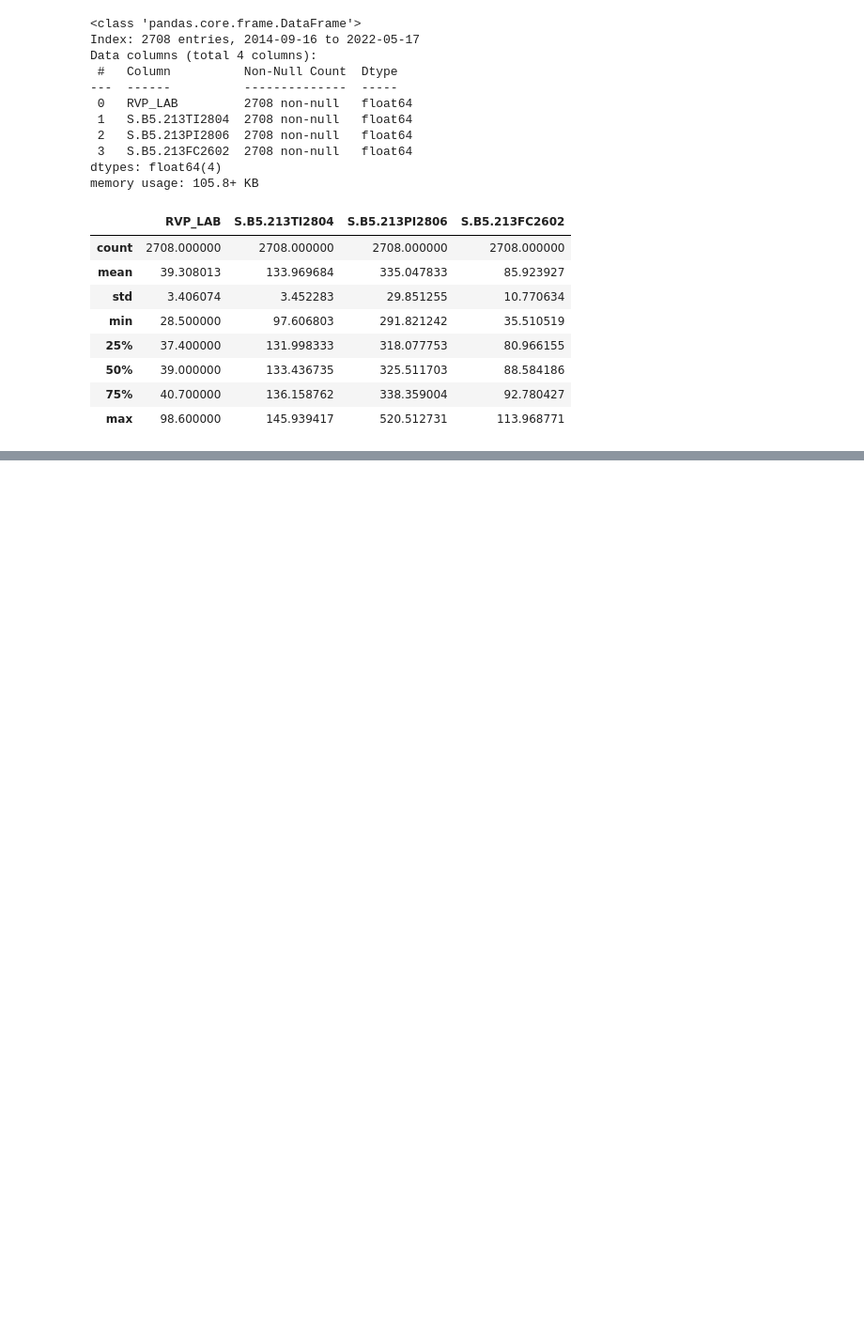
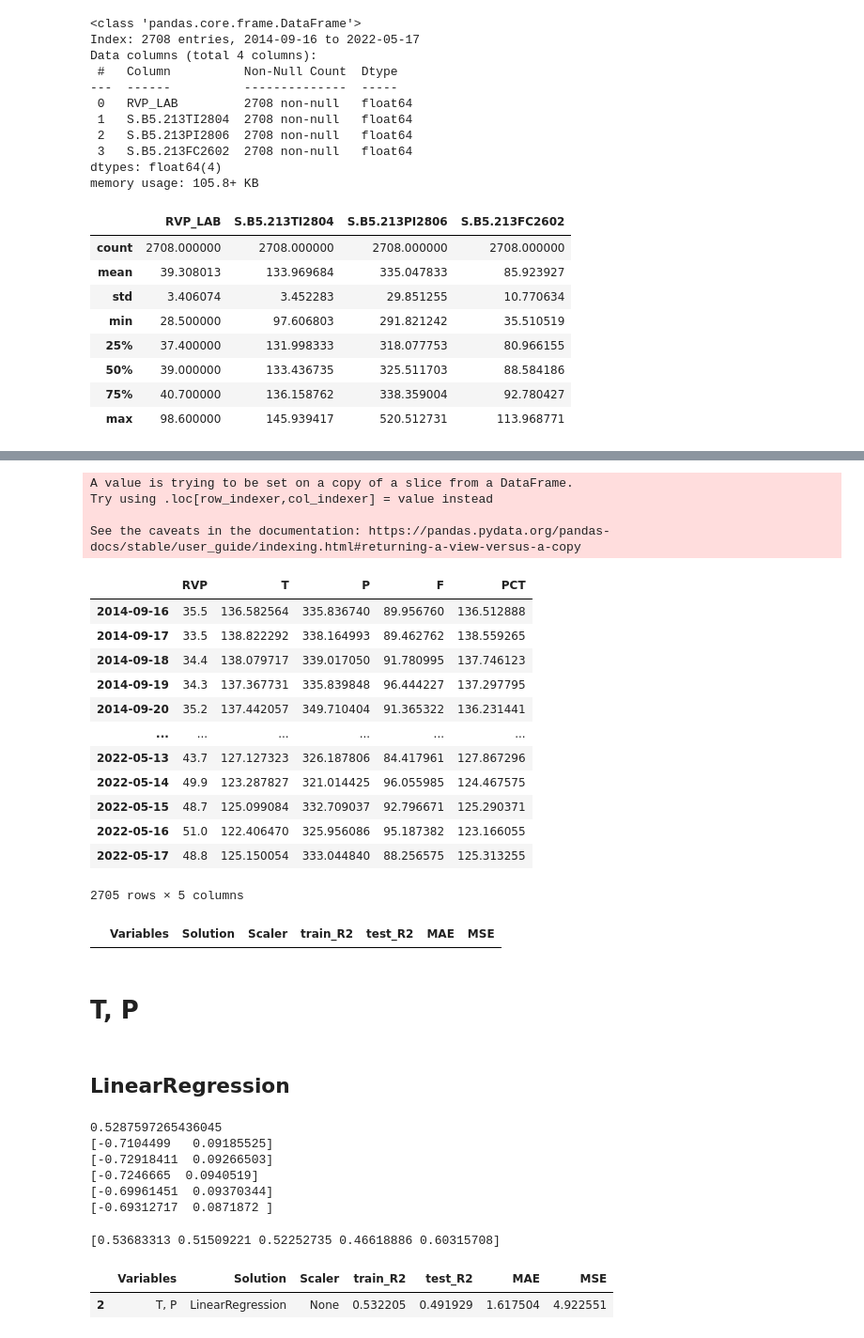
Before and after one commit to hoonzi-s/APC, a Jupyter notebook: #1 ALK _ 213BTMRVP Inferential _ Rev 1.ipynb, the cells around one changed output, grey strips where cells are left out. Shown at 94% size. Cells and saved outputs as stored; diff of their text form; code cells hidden in the pictures; blank space fills up the shorter version.

```diff
--- a/#1 ALK _ 213BTMRVP Inferential _ Rev 1.ipynb
+++ b/#1 ALK _ 213BTMRVP Inferential _ Rev 1.ipynb
@@ -48,3 +48,7 @@ memory usage: 105.8+ KB
 | 50% | 39.000000 | 133.436735 | 325.511703 | 88.584186 |
 | 75% | 40.700000 | 136.158762 | 338.359004 | 92.780427 |
 | max | 98.600000 | 145.939417 | 520.512731 | 113.968771 |
+# %%
+data_origin.columns = ['RVP', 'T', 'P', 'F']
+data = data_origin[(data_origin['RVP'] < 70) & (data_origin['T'] > 120)]
+data
@@ -50,0 +69,36 @@ memory usage: 105.8+ KB
+# %%
+A = 7.00961   # Temperature in Celsius
+B = 1022.48
+C = 248.145
+P_ref = (335 / 101.325 + 1) * 760   # kPa to mmHg
+
+data['PCT'] = data.iloc[:, 1] + B * np.log10(P_ref / (data.iloc[:, 2] / 101.325 + 1) / 760) / (A - np.log10(P_ref)) / (A - np.log10((data.iloc[:, 2] / 101.325 + 1) * 760))
+data
+# %% [output]
+A value is trying to be set on a copy of a slice from a DataFrame.
+Try using .loc[row_indexer,col_indexer] = value instead
+
+See the caveats in the documentation: https://pandas.pydata.org/pandas-docs/stable/user_guide/indexing.html#returning-a-view-versus-a-copy
+|  | RVP | T | P | F | PCT |
+| 2014-09-16 | 35.5 | 136.582564 | 335.836740 | 89.956760 | 136.512888 |
+| 2014-09-17 | 33.5 | 138.822292 | 338.164993 | 89.462762 | 138.559265 |
+| 2014-09-18 | 34.4 | 138.079717 | 339.017050 | 91.780995 | 137.746123 |
+| 2014-09-19 | 34.3 | 137.367731 | 335.839848 | 96.444227 | 137.297795 |
+| 2014-09-20 | 35.2 | 137.442057 | 349.710404 | 91.365322 | 136.231441 |
+| ... | ... | ... | ... | ... | ... |
+| 2022-05-13 | 43.7 | 127.127323 | 326.187806 | 84.417961 | 127.867296 |
+| 2022-05-14 | 49.9 | 123.287827 | 321.014425 | 96.055985 | 124.467575 |
+| 2022-05-15 | 48.7 | 125.099084 | 332.709037 | 92.796671 | 125.290371 |
+| 2022-05-16 | 51.0 | 122.406470 | 325.956086 | 95.187382 | 123.166055 |
+| 2022-05-17 | 48.8 | 125.150054 | 333.044840 | 88.256575 | 125.313255 |
+2705 rows × 5 columns
+# %%
+n = 0
+information = pd.DataFrame(columns=['Variables', 'Solution', 'Scaler', 'train_R2', 'test_R2', 'MAE', 'MSE'])
+information
+# %% [output]
+|  | Variables | Solution | Scaler | train_R2 | test_R2 | MAE | MSE |
+# %% [markdown]
+# T, P
+# %% [markdown]
+## LinearRegression
@@ -50,0 +109,37 @@ memory usage: 105.8+ KB
+# %%
+lr = LinearRegression()
+scores = cross_validate(lr, train_input, train_target, cv = KFold(), return_estimator = True)
+print(np.mean(scores['test_score']))
+for model in scores['estimator']:
+  print(model.coef_)
+# %% [output]
+0.5287597265436045
+[-0.7104499   0.09185525]
+[-0.72918411  0.09266503]
+[-0.7246665  0.0940519]
+[-0.69961451  0.09370344]
+[-0.69312717  0.0871872 ]
+# %%
+print(scores['test_score'])
+# %% [output]
+[0.53683313 0.51509221 0.52252735 0.46618886 0.60315708]
+# %%
+best_index = np.argmax(scores['test_score'])
+best_model = scores['estimator'][best_index]
+
+vars = 'T, P'
+soln = 'LinearRegression'
+scaler = 'None'
+train_R2 = best_model.score(train_input, train_target)
+test_R2 = best_model.score(test_input, test_target)
+inferential = np.sum(best_model.coef_ * input, axis = 1) + best_model.intercept_
+mae = MAE(target, inferential)
+mse = MSE(target, inferential)
+
+new = pd.DataFrame({'Variables': vars, 'Solution': soln, 'Scaler': scaler, 'train_R2': train_R2, 'test_R2': test_R2, 'MAE': mae, 'MSE': mse}, index = [n])
+n += 1
+information = pd.concat([information, new])
+information
+# %% [output]
+|  | Variables | Solution | Scaler | train_R2 | test_R2 | MAE | MSE |
+| 2 | T, P | LinearRegression | None | 0.532205 | 0.491929 | 1.617504 | 4.922551 |
```
Also changed, not shown: parts of 5 cells of this notebook.
